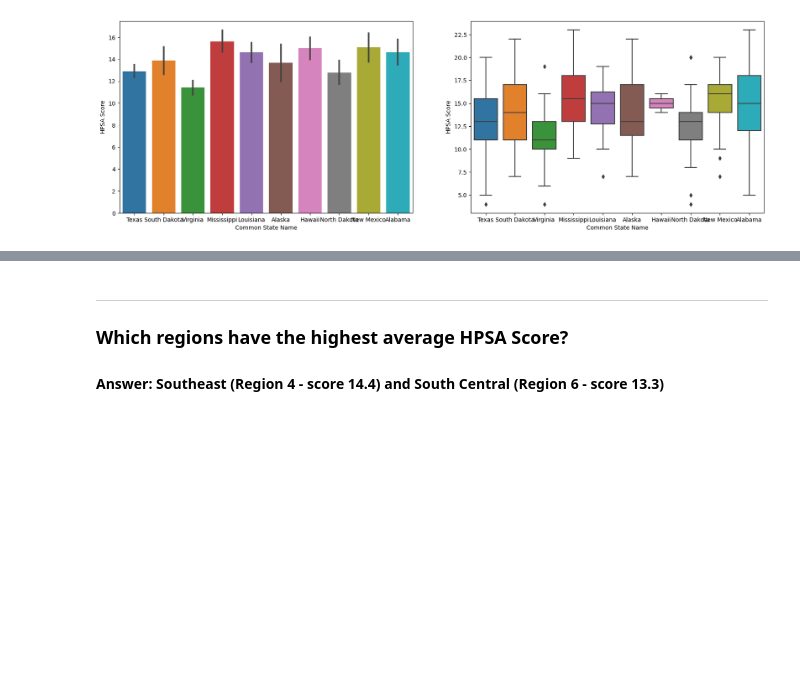
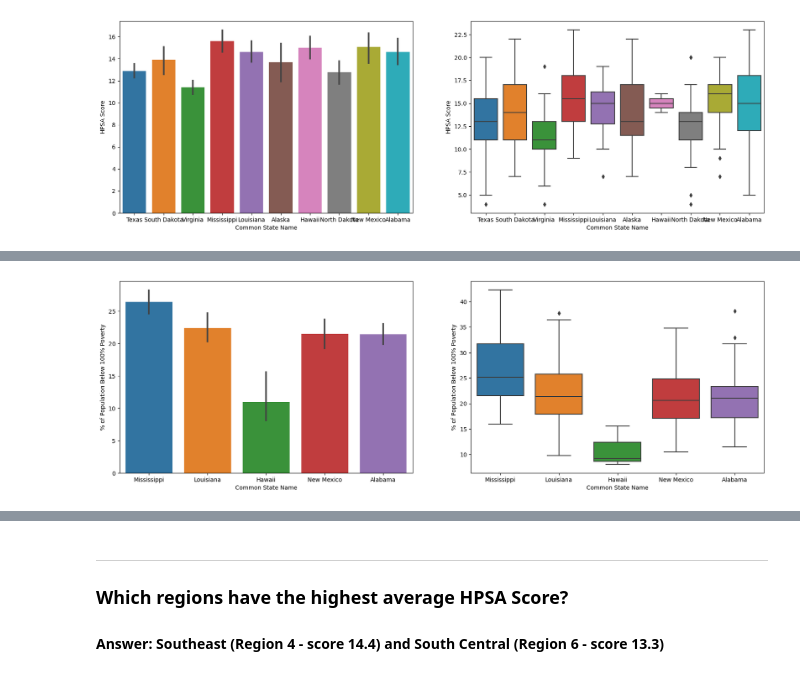
Before and after one commit to valeriemagalong/Healthcare-Shortages, a Jupyter notebook: hpsa_eda.ipynb, the cells around one changed output, grey strips where cells are left out. Saved outputs shown, nothing was run; the diff lists cells and outputs as text; code cells hidden in the pictures; blank space fills up the shorter version.

```diff
--- a/hpsa_eda.ipynb
+++ b/hpsa_eda.ipynb
@@ -205,0 +189,8 @@ Name: HPSA Name, dtype: int64
+# %%
+# Further subset the dataframe to the top five states
+top_five = ['Mississippi', 'New Mexico', 'Hawaii', 'Louisiana', 'Alabama']
+
+top_five_df = top_ten_df[top_ten_df['Common State Name'].isin(top_five)]
+
+# Get descriptive statistics for HPSA Score
+top_five_df.groupby('Common State Name')['% of Population Below 100% Poverty'].describe()
@@ -205,0 +205,13 @@ Name: HPSA Name, dtype: int64
+# %%
+# Create barplot and boxplot for % of Population Below 100% Poverty by state
+plt.figure(figsize = (20, 6))
+
+plt.subplot(1, 2, 1)
+sns.barplot(top_five_df, x = 'Common State Name', y = '% of Population Below 100% Poverty')
+
+plt.subplot(1, 2, 2)
+sns.boxplot(top_five_df, x = 'Common State Name', y = '% of Population Below 100% Poverty')
+
+plt.show()
+# %% [output]
+[figure, added]
```
Also changed, not shown: parts of 15 cells of this notebook.
